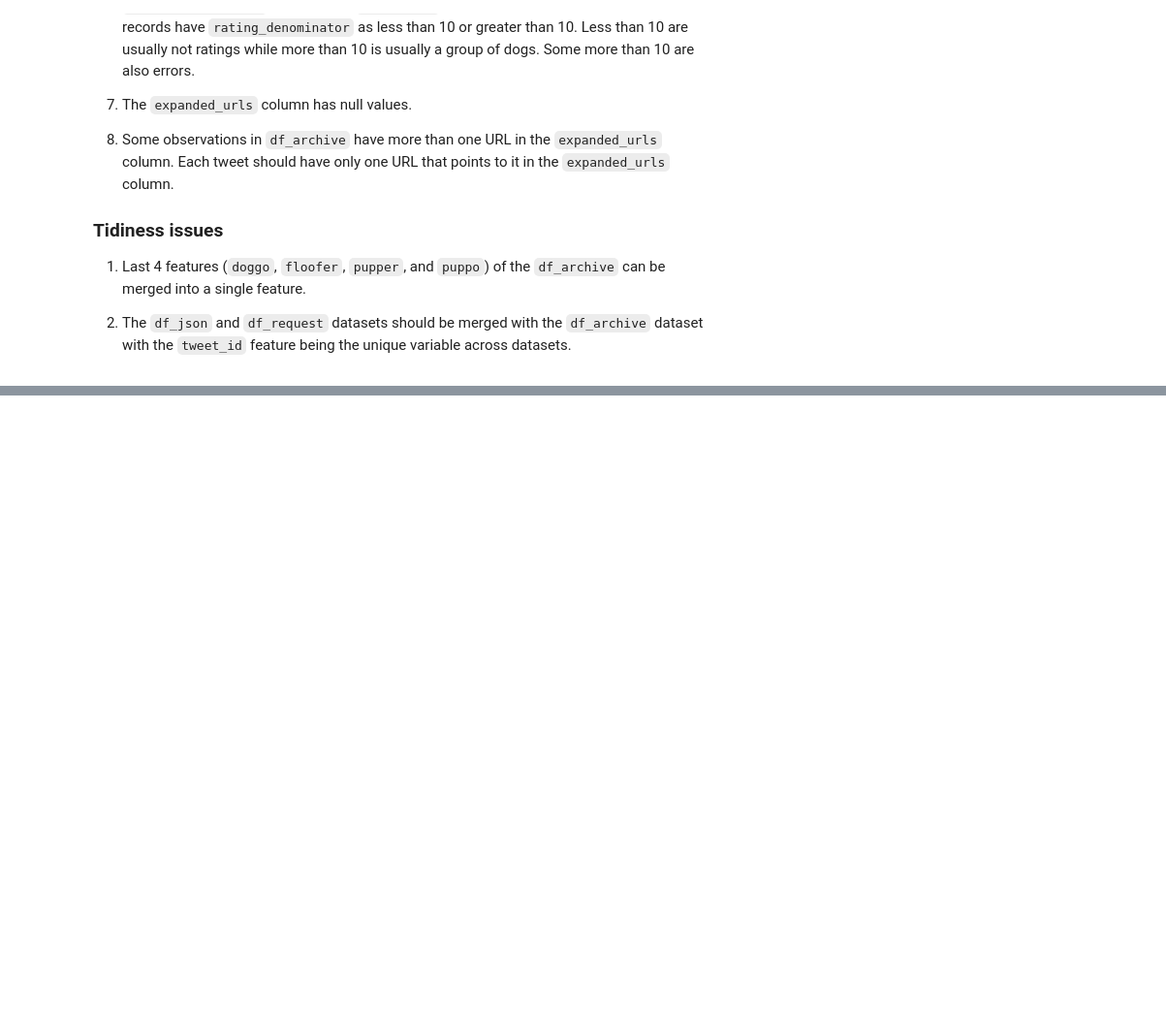
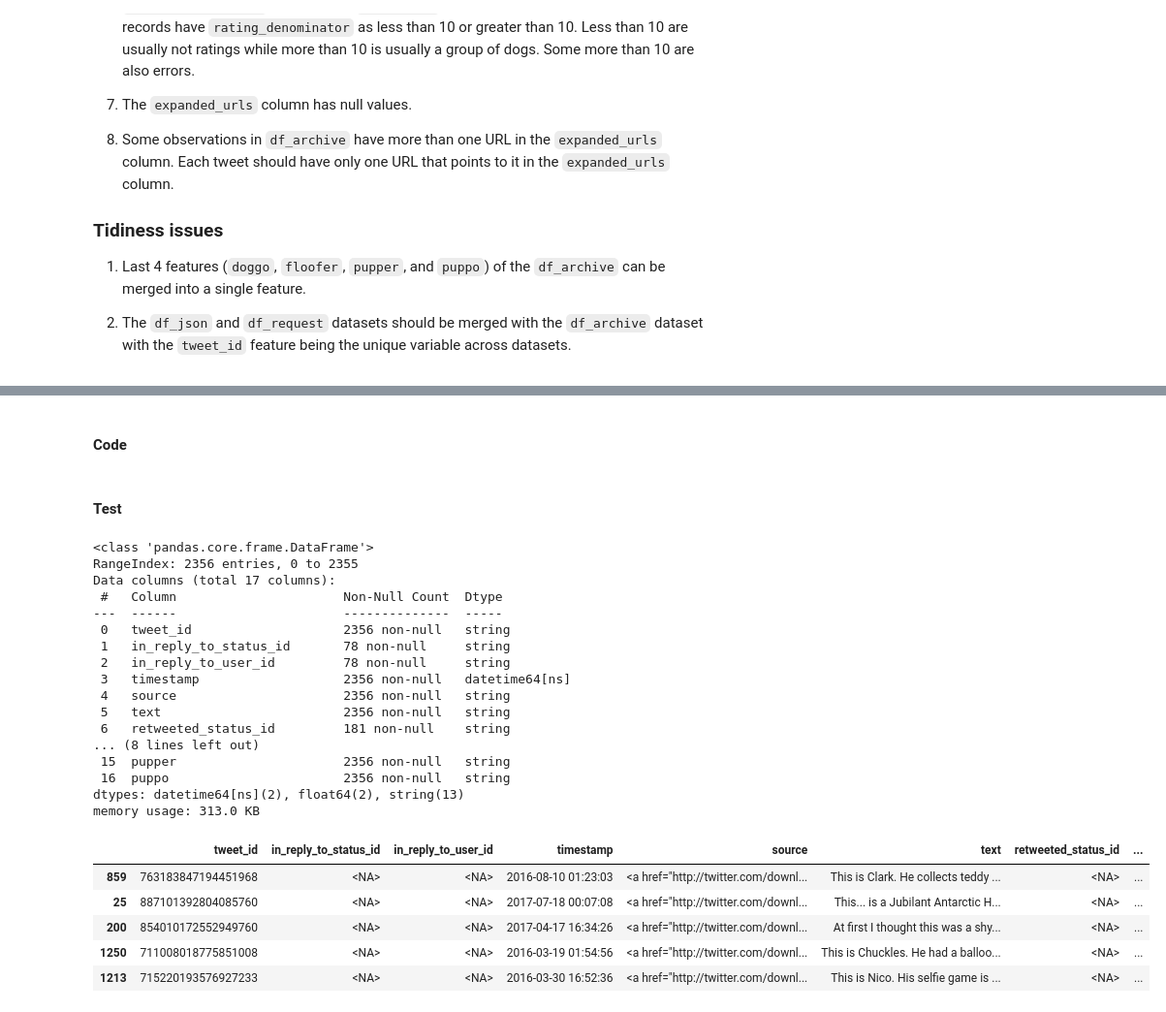
Before and after one commit to ArthurEzenwanne/wrangle-dataset-project, a Jupyter notebook: wrangle_report.ipynb, the cells around one changed output, grey strips where cells are left out. Shown at 97% size. Cells and saved outputs as stored; diff of their text form; code cells hidden in the pictures; blank space fills up the shorter version.

```diff
--- a/wrangle_report.ipynb
+++ b/wrangle_report.ipynb
@@ -311,0 +317,5 @@ Some observed quality issues in the dataset are listed below.
+# %%
+# Make copies of original pieces of data
+df_archive_copy = df_archive.copy()
+df_request_copy = df_request.copy()
+df_json_copy = df_json.copy()
@@ -311,0 +333,52 @@ Some observed quality issues in the dataset are listed below.
+# %% [markdown]
+#### Code
+# %%
+# Update the relevant columns to the correct string type in the df_archive
+df_archive_copy = df_archive_copy.astype({'tweet_id':'string', 'in_reply_to_status_id':'string', 'in_reply_to_user_id':'string',
+                                          'retweeted_status_id':'string', 'retweeted_status_user_id':'string'})
+
+# Update the relevant columns to the correct numeric type in the df_archive
+df_archive_copy = df_archive_copy.astype({'rating_numerator':'float', 'rating_denominator':'float'})
+
+# Update the relevant columns to the correct date type in the df_archive
+df_archive_copy = df_archive_copy.astype({'timestamp':'datetime64', 'retweeted_status_timestamp':'datetime64'})
+
+# Update the relevant columns to the correct type in the df_request
+df_request_copy = df_request_copy.astype({'tweet_id':'string'})
+
+# Update the relevant columns to the correct type in the df_json
+df_json_copy = df_json_copy.astype({'tweet_id':'string'})
+
+# this is not required but for completness I want to do it
+# Update the relevant columns to the correct string type in the df_archive
+df_archive_copy = df_archive_copy.astype({'source':'string', 'text':'string', 'expanded_urls':'string', 'name':'string',
+                                          'doggo':'string', 'floofer':'string', 'pupper':'string', 'puppo':'string'})
+# %% [markdown]
+#### Test
+# %%
+(df_archive_copy.info())
+display(df_archive_copy.sample(5))
+# %% [output]
+<class 'pandas.core.frame.DataFrame'>
+RangeIndex: 2356 entries, 0 to 2355
+Data columns (total 17 columns):
+ #   Column                      Non-Null Count  Dtype
+---  ------                      --------------  -----
+ 0   tweet_id                    2356 non-null   string
+ 1   in_reply_to_status_id       78 non-null     string
+ 2   in_reply_to_user_id         78 non-null     string
+ 3   timestamp                   2356 non-null   datetime64[ns]
+ 4   source                      2356 non-null   string
+ 5   text                        2356 non-null   string
+ 6   retweeted_status_id         181 non-null    string
+... (8 lines left out)
+ 15  pupper                      2356 non-null   string
+ 16  puppo                       2356 non-null   string
+dtypes: datetime64[ns](2), float64(2), string(13)
+memory usage: 313.0 KB
+|  | tweet_id | in_reply_to_status_id | in_reply_to_user_id | timestamp | source | text | retweeted_status_id | ... |
+| 859 | 763183847194451968 | <NA> | <NA> | 2016-08-10 01:23:03 | <a href="http://twitter.com/downl... | This is Clark. He collects teddy ... | <NA> | ... |
+| 25 | 887101392804085760 | <NA> | <NA> | 2017-07-18 00:07:08 | <a href="http://twitter.com/downl... | This... is a Jubilant Antarctic H... | <NA> | ... |
+| 200 | 854010172552949760 | <NA> | <NA> | 2017-04-17 16:34:26 | <a href="http://twitter.com/downl... | At first I thought this was a shy... | <NA> | ... |
+| 1250 | 711008018775851008 | <NA> | <NA> | 2016-03-19 01:54:56 | <a href="http://twitter.com/downl... | This is Chuckles. He had a balloo... | <NA> | ... |
+| 1213 | 715220193576927233 | <NA> | <NA> | 2016-03-30 16:52:36 | <a href="http://twitter.com/downl... | This is Nico. His selfie game is ... | <NA> | ... |
```
Also changed, not shown: parts of 52 cells of this notebook.
